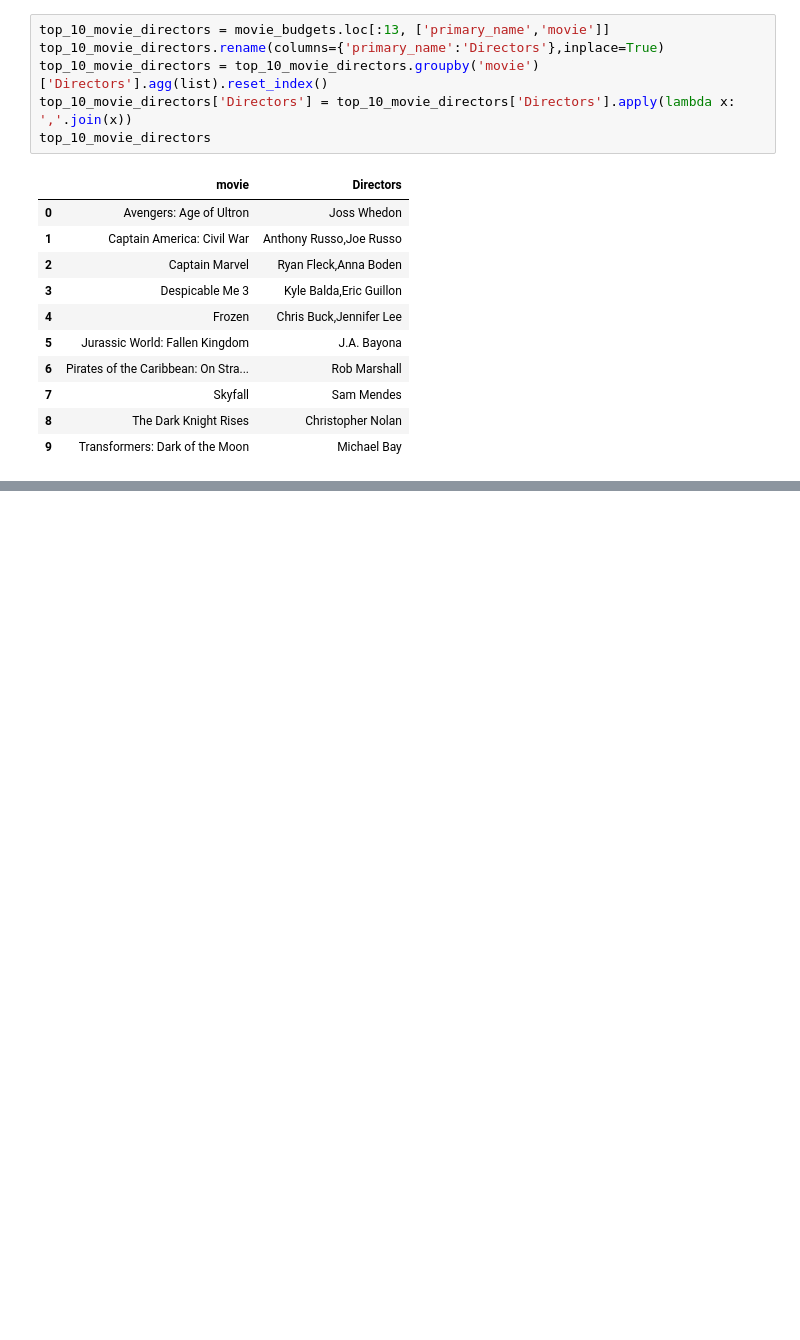
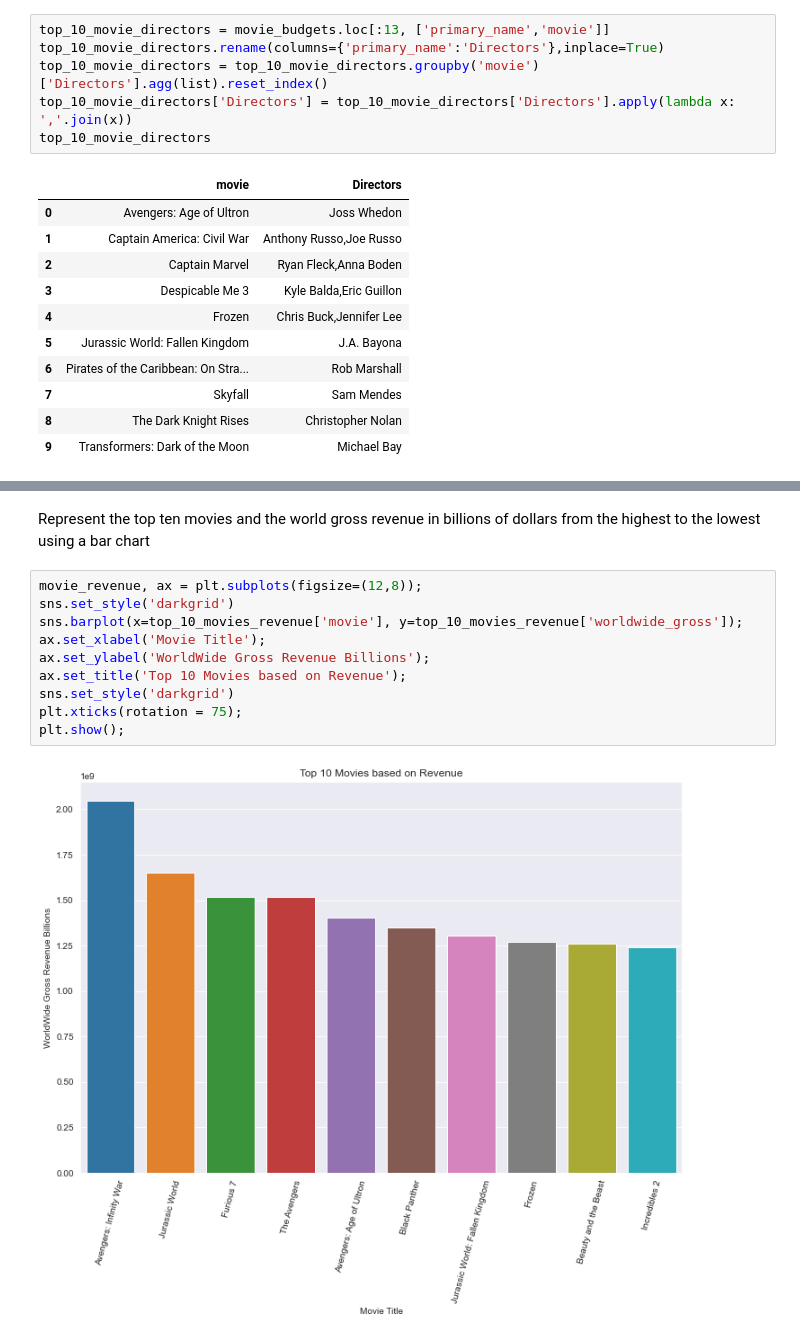
Before and after one commit to GraceRotich/project1-phaseone, a Jupyter notebook: student.ipynb, the cells around one changed output, grey strips where cells are left out. Saved outputs shown, nothing was run; the diff lists cells and outputs as text; blank space fills up the shorter version.

Commit message:
Data Visualization using a bar chart of the top 10 movies vs their gross revenue

```diff
--- a/student.ipynb
+++ b/student.ipynb
@@ -485,0 +492,14 @@ top_10_movie_directors
+# %% [markdown]
+Represent the top ten movies and the world gross revenue in billions of dollars from the highest to the lowest using a bar chart
+# %%
+movie_revenue, ax = plt.subplots(figsize=(12,8));
+sns.set_style('darkgrid')
+sns.barplot(x=top_10_movies_revenue['movie'], y=top_10_movies_revenue['worldwide_gross']);
+ax.set_xlabel('Movie Title');
+ax.set_ylabel('WorldWide Gross Revenue Billions');
+ax.set_title('Top 10 Movies based on Revenue');
+sns.set_style('darkgrid')
+plt.xticks(rotation = 75);
+plt.show();
+# %% [output]
+[figure, added]
```
Also changed, not shown: parts of 4 cells of this notebook.
